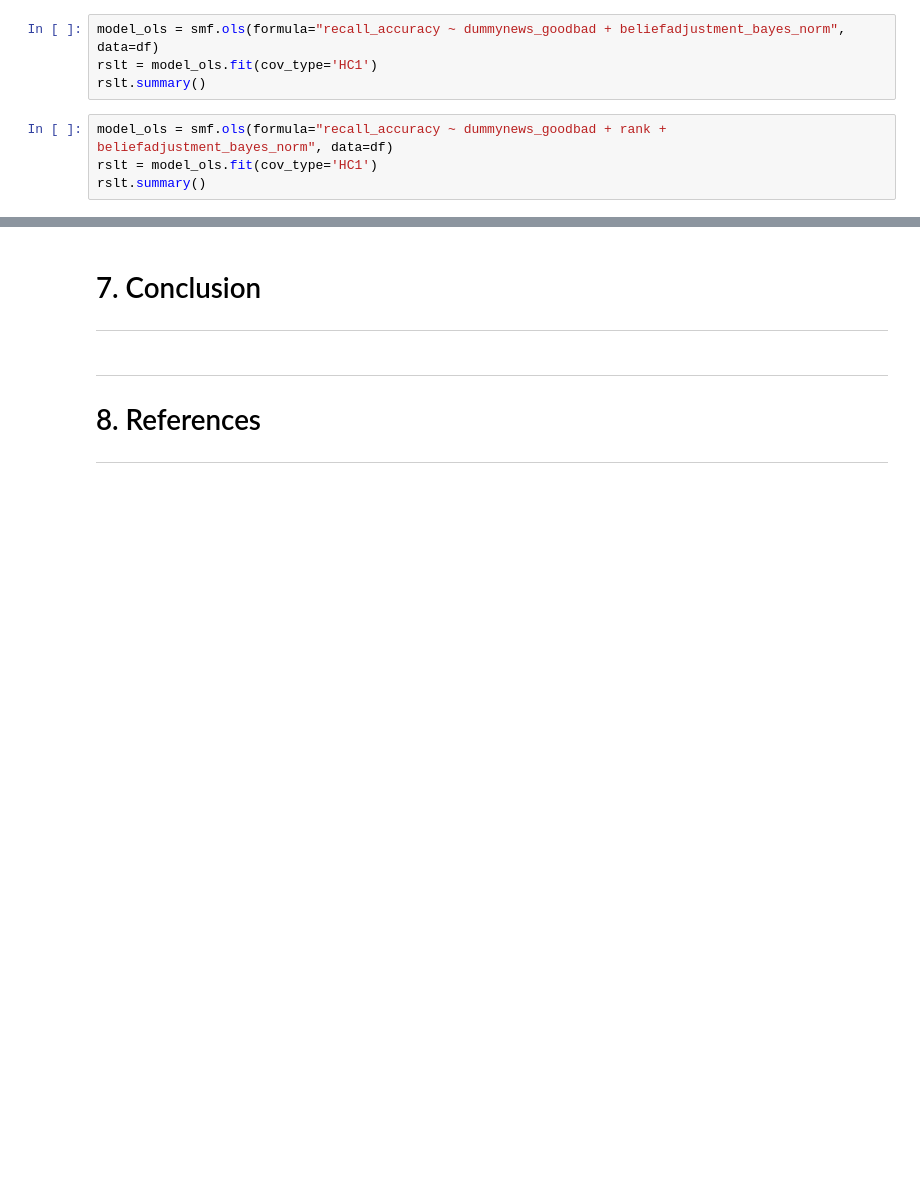
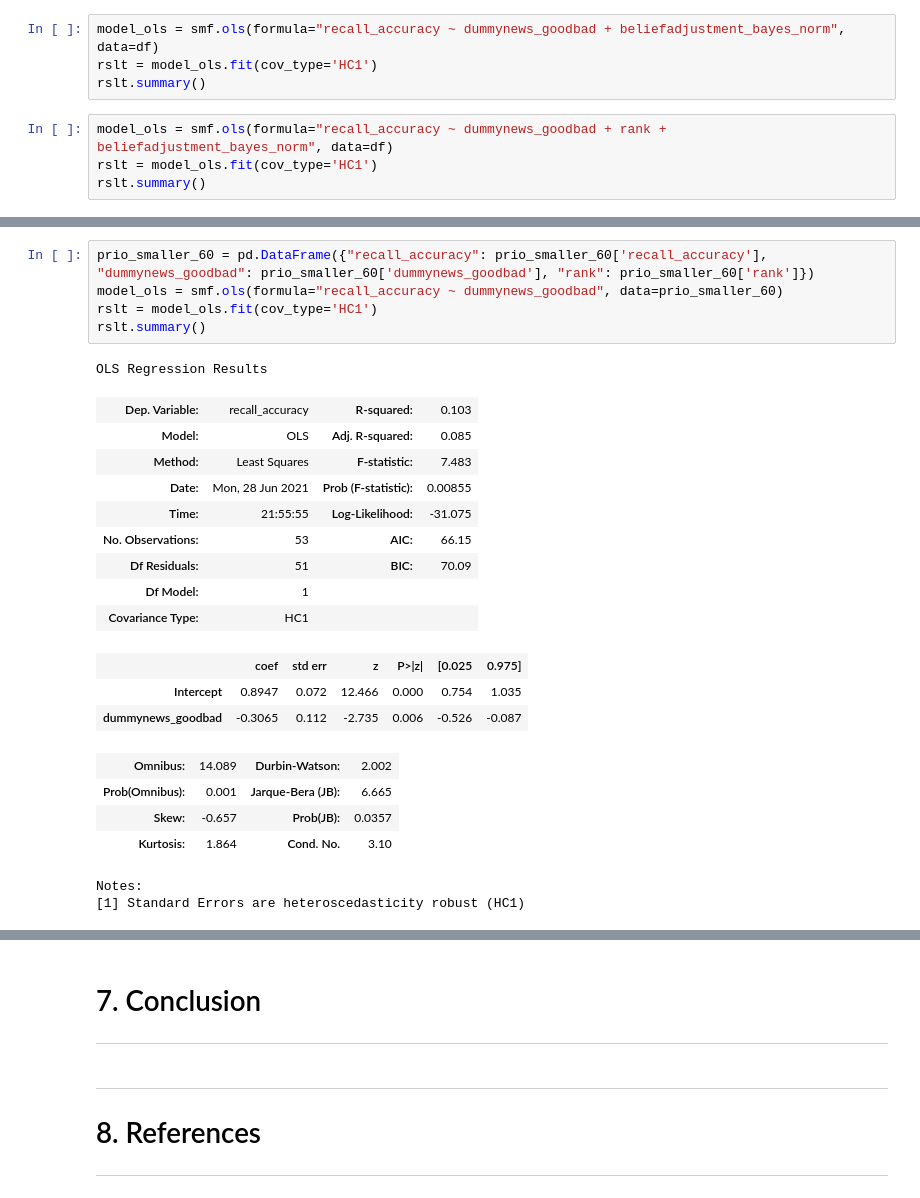
Before and after one commit to aysuavci/ose-data-science-course-project-aysuavci, a Jupyter notebook: project_notebook.ipynb, the cells around one changed output, grey strips where cells are left out. Saved outputs shown, nothing was run; the diff lists cells and outputs as text; blank space fills up the shorter version.

```diff
--- a/project_notebook.ipynb
+++ b/project_notebook.ipynb
@@ -1087,0 +1144,25 @@ rslt.summary()
+# %%
+prio_smaller_60 = pd.DataFrame({"recall_accuracy": prio_smaller_60['recall_accuracy'], "dummynews_goodbad": prio_smaller_60['dummynews_goodbad'], "rank": prio_smaller_60['rank']})
+model_ols = smf.ols(formula="recall_accuracy ~ dummynews_goodbad", data=prio_smaller_60)
+rslt = model_ols.fit(cov_type='HC1')
+rslt.summary()
+# %% [output]
+OLS Regression Results
+| Dep. Variable: | recall_accuracy | R-squared: | 0.103 |
+| Model: | OLS | Adj. R-squared: | 0.085 |
+| Method: | Least Squares | F-statistic: | 7.483 |
+| Date: | Mon, 28 Jun 2021 | Prob (F-statistic): | 0.00855 |
+| Time: | 21:55:55 | Log-Likelihood: | -31.075 |
+| No. Observations: | 53 | AIC: | 66.15 |
+| Df Residuals: | 51 | BIC: | 70.09 |
+| Df Model: | 1 |  |  |
+| Covariance Type: | HC1 |  |  |
+|  | coef | std err | z | P>|z| | [0.025 | 0.975] |
+| Intercept | 0.8947 | 0.072 | 12.466 | 0.000 | 0.754 | 1.035 |
+| dummynews_goodbad | -0.3065 | 0.112 | -2.735 | 0.006 | -0.526 | -0.087 |
+| Omnibus: | 14.089 | Durbin-Watson: | 2.002 |
+| Prob(Omnibus): | 0.001 | Jarque-Bera (JB): | 6.665 |
+| Skew: | -0.657 | Prob(JB): | 0.0357 |
+| Kurtosis: | 1.864 | Cond. No. | 3.10 |
+Notes:
+[1] Standard Errors are heteroscedasticity robust (HC1)
```
Also changed, not shown: parts of 6 cells of this notebook.
